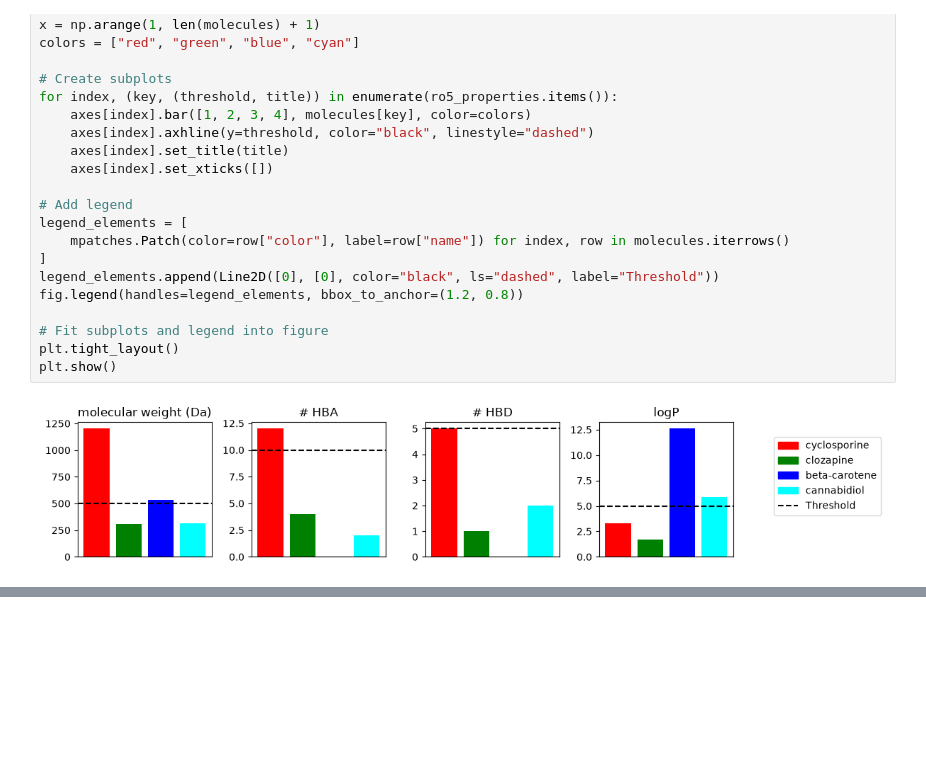
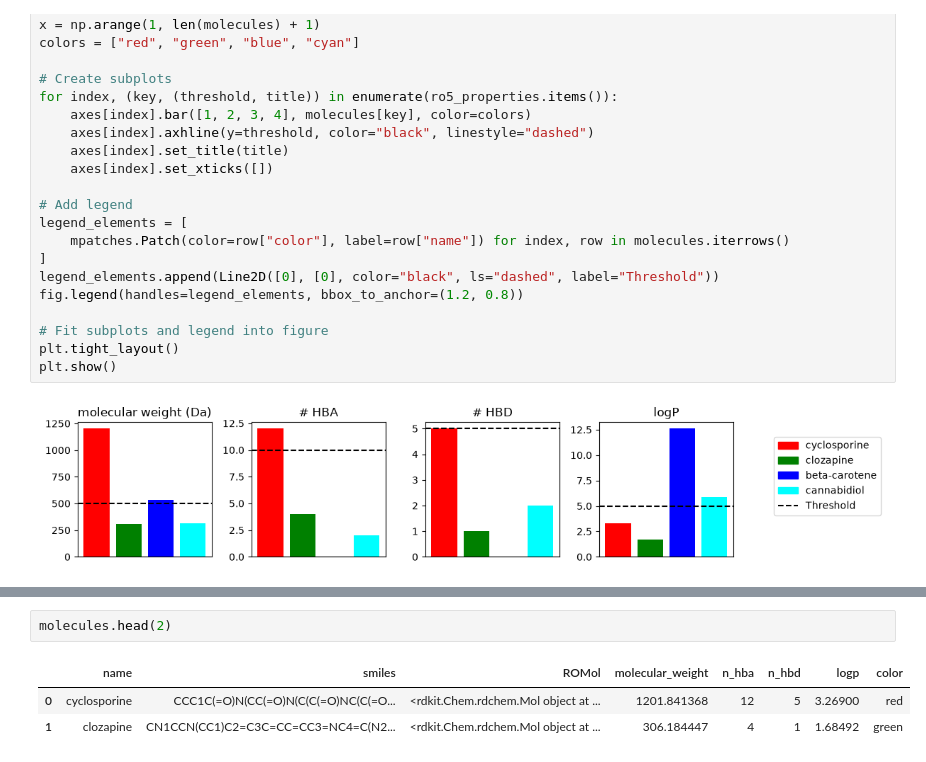
Before and after one commit to dsgeof/bio, a Jupyter notebook: notebooks/volkamer/t002.ipynb, the cells around one changed output, grey strips where cells are left out. Drawn from its saved outputs; the diff is of its cells as text; blank space fills up the shorter version.

```diff
--- a/notebooks/volkamer/t002.ipynb
+++ b/notebooks/volkamer/t002.ipynb
@@ -134,0 +168,6 @@ plt.show()
+# %%
+molecules.head(2)
+# %% [output]
+|  | name | smiles | ROMol | molecular_weight | n_hba | n_hbd | logp | color |
+| 0 | cyclosporine | CCC1C(=O)N(CC(=O)N(C(C(=O)NC(C(=O... | <rdkit.Chem.rdchem.Mol object at ... | 1201.841368 | 12 | 5 | 3.26900 | red |
+| 1 | clozapine | CN1CCN(CC1)C2=C3C=CC=CC3=NC4=C(N2... | <rdkit.Chem.rdchem.Mol object at ... | 306.184447 | 4 | 1 | 1.68492 | green |
```
Also changed, not shown: parts of 16 cells of this notebook, 2 other files.
